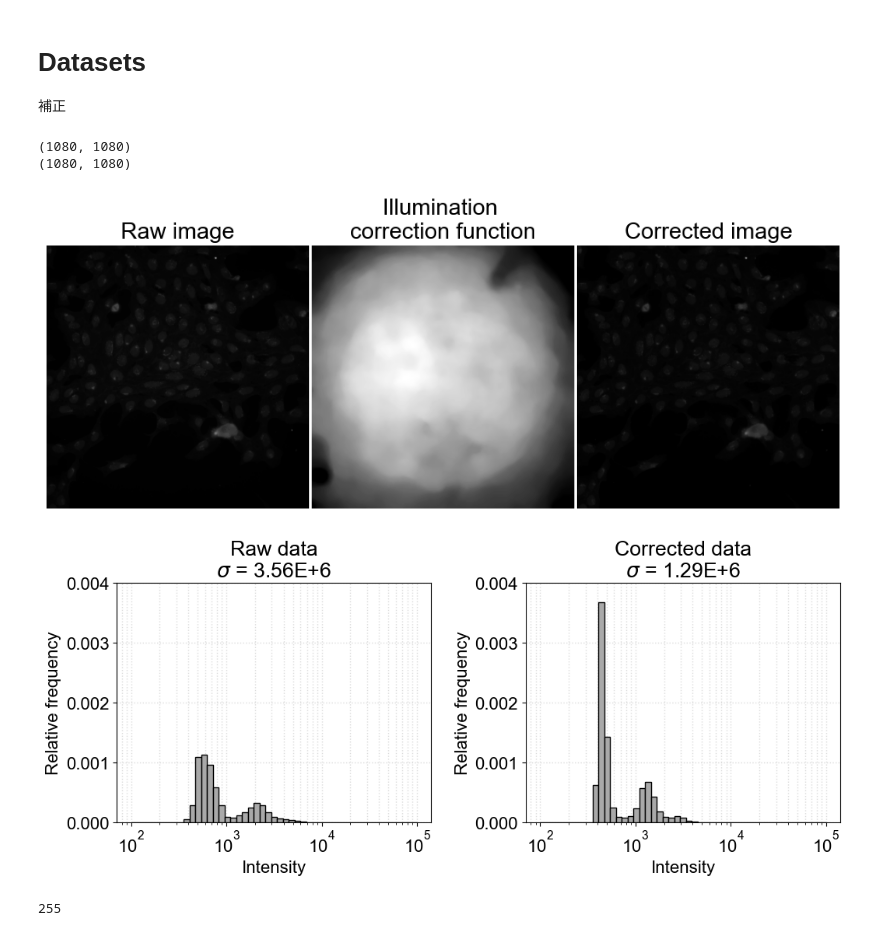
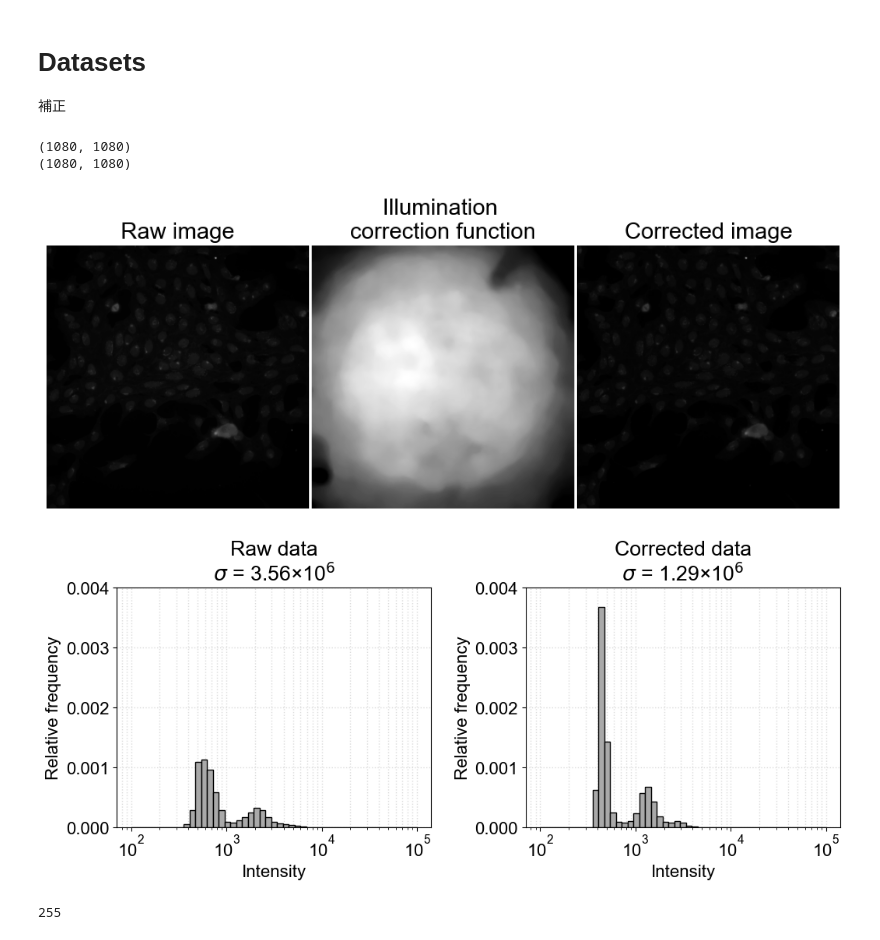
Before and after one commit to funalab/I2IWSB, a Jupyter notebook: notebooks/JUMP_visualization.ipynb, the cells around one changed output. Drawn from its saved outputs; the diff is of its cells as text; code cells hidden in the pictures.

Commit message:
add files to visualize figures

```diff
--- a/notebooks/JUMP_visualization.ipynb
+++ b/notebooks/JUMP_visualization.ipynb
@@ -200,6 +200,7 @@ ax3.imshow(img_filtered,cmap='gray')
 ax3.set_axis_off()
 ax3.set_title('Corrected image')
 plt.savefig(f"{save_dir}/corrected_images.png",dpi=600,bbox_inches="tight")
+plt.savefig(f"{save_dir}/corrected_images.pdf",dpi=600,bbox_inches="tight")
 plt.show()
 
 img_std = np.std(img, ddof=0)
@@ -219,36 +220,39 @@ def decimalRound(num,sig=3):
 
 fig = plt.figure(figsize=(12,4))
 #bins = 50
 bins = np.logspace(2, 5, 50)
 ylim = [0,0.004]
 plt.subplots_adjust(wspace=0.3)
 ax1 = fig.add_subplot(121)
 ax1.hist(np.ravel(img), density=True, bins=bins,color='darkgray',edgecolor='black')
 ax1.set_ylim(ylim)
-ax1.set_title('Raw data\n$\sigma$ = {}'.format(decimalRound(img_var)))
+text = decimalRound(img_var)
+ax1.set_title('Raw data\n$\sigma$ = {}×10$^{}$'.format(text[0:4],text[-1]))
 ax1.set_xlabel('Intensity')
 ax1.set_ylabel('Relative frequency')
 ax1.grid(which='major',color="lightgray", linestyle="dotted", linewidth=1,alpha=0.8)
 ax1.grid(which='minor',color="lightgray", linestyle="dotted", linewidth=1,alpha=0.8)
 ax1.set_axisbelow(True)
 ax1.set_xscale('log')
 ax2 = fig.add_subplot(122)
 ax2.hist(np.ravel(img_filtered), density=True, bins=bins,color='darkgray',edgecolor='black')
 ax2.set_ylim(ylim)
-ax2.set_title('Corrected data\n$\sigma$ = {}'.format(decimalRound(img_filtered_var)))
+text = decimalRound(img_filtered_var)
+ax2.set_title('Corrected data\n$\sigma$ = {}×10$^{}$'.format(text[0:4],text[-1]))
 ax2.set_xlabel('Intensity')
 ax2.set_ylabel('Relative frequency')
 ax2.grid(which='major',color="lightgray", linestyle="dotted", linewidth=1,alpha=0.8)
 ax2.grid(which='minor',color="lightgray", linestyle="dotted", linewidth=1,alpha=0.8)
 ax2.set_axisbelow(True)
 ax2.set_xscale('log')
 plt.savefig(f"{save_dir}/corrected_images_histogram.png",dpi=600,bbox_inches="tight")
+plt.savefig(f"{save_dir}/corrected_images_histogram.pdf",dpi=600,bbox_inches="tight")
 plt.show()
 # %% [output]
 (1080, 1080)
 (1080, 1080)
 [figure]
-[figure, old version]
+[figure, new version]
 # %%
 import os
 import numpy as np
```
Also changed, not shown: 9 other files.
